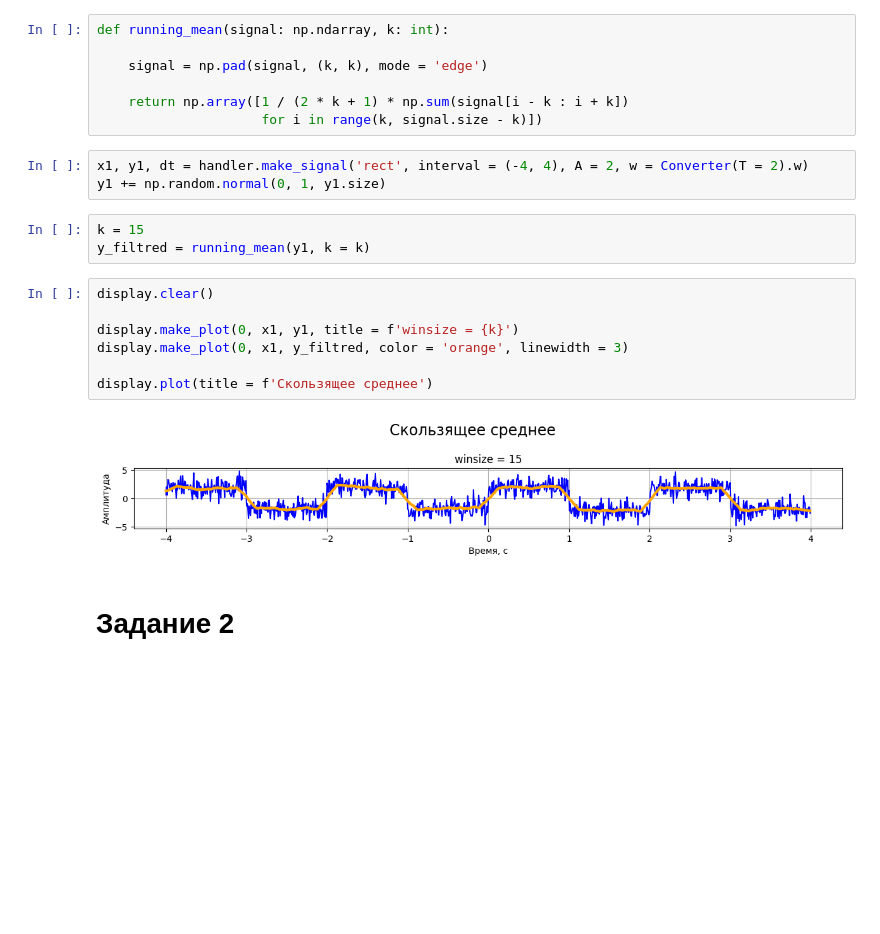
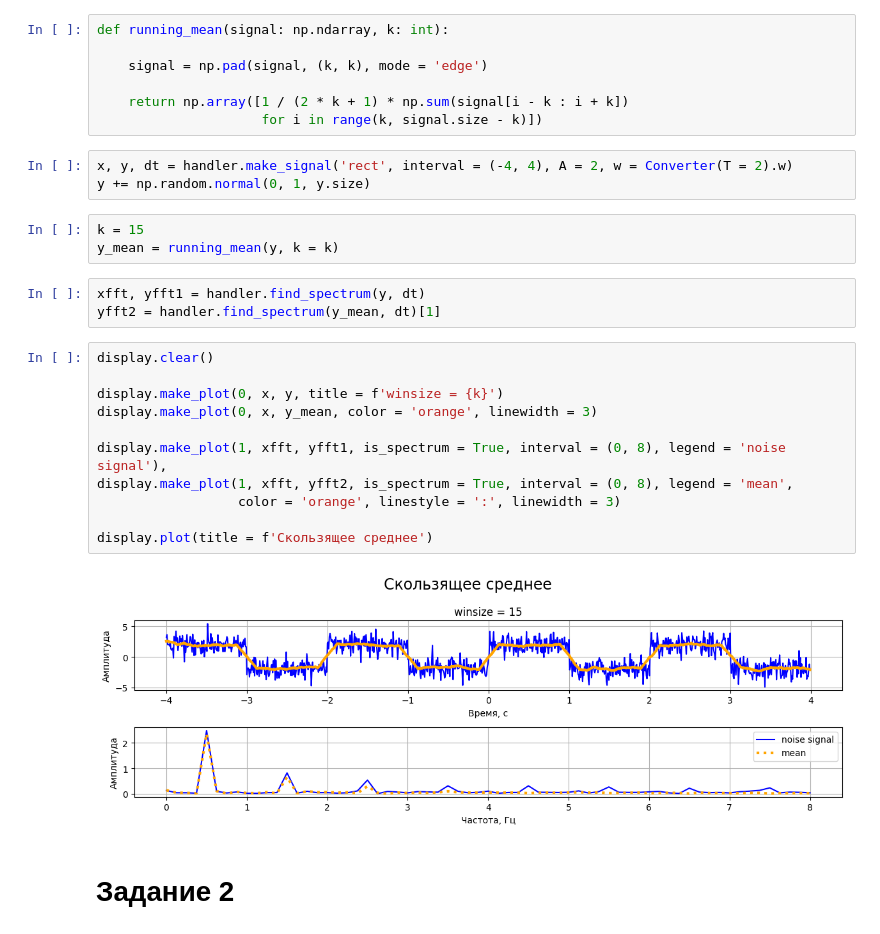
Before and after one commit to HerrPhoton/Digital-signal-processing, a Jupyter notebook: Lab7.ipynb, the cells around one changed output. Cells and saved outputs as stored; diff of their text form; blank space fills up the shorter version.

```diff
--- a/Lab7.ipynb
+++ b/Lab7.ipynb
@@ -18,20 +19,27 @@ def running_mean(signal: np.ndarray, k: int):
     return np.array([1 / (2 * k + 1) * np.sum(signal[i - k : i + k])
                      for i in range(k, signal.size - k)])
 # %%
-x1, y1, dt = handler.make_signal('rect', interval = (-4, 4), A = 2, w = Converter(T = 2).w)
-y1 += np.random.normal(0, 1, y1.size)
+x, y, dt = handler.make_signal('rect', interval = (-4, 4), A = 2, w = Converter(T = 2).w)
+y += np.random.normal(0, 1, y.size)
 # %%
 k = 15
-y_filtred = running_mean(y1, k = k)
+y_mean = running_mean(y, k = k)
+# %%
+xfft, yfft1 = handler.find_spectrum(y, dt)
+yfft2 = handler.find_spectrum(y_mean, dt)[1]
 # %%
 display.clear()
 
-display.make_plot(0, x1, y1, title = f'winsize = {k}')
-display.make_plot(0, x1, y_filtred, color = 'orange', linewidth = 3)
+display.make_plot(0, x, y, title = f'winsize = {k}')
+display.make_plot(0, x, y_mean, color = 'orange', linewidth = 3)
+
+display.make_plot(1, xfft, yfft1, is_spectrum = True, interval = (0, 8), legend = 'noise signal'),
+display.make_plot(1, xfft, yfft2, is_spectrum = True, interval = (0, 8), legend = 'mean',
+                  color = 'orange', linestyle = ':', linewidth = 3)
 
 display.plot(title = f'Скользящее среднее')
 # %% [output]
-[figure, old version]
+[figure, new version]
 # %% [markdown]
 # Задание 2
 # %%
```
Also changed, not shown: parts of 26 cells of this notebook.
